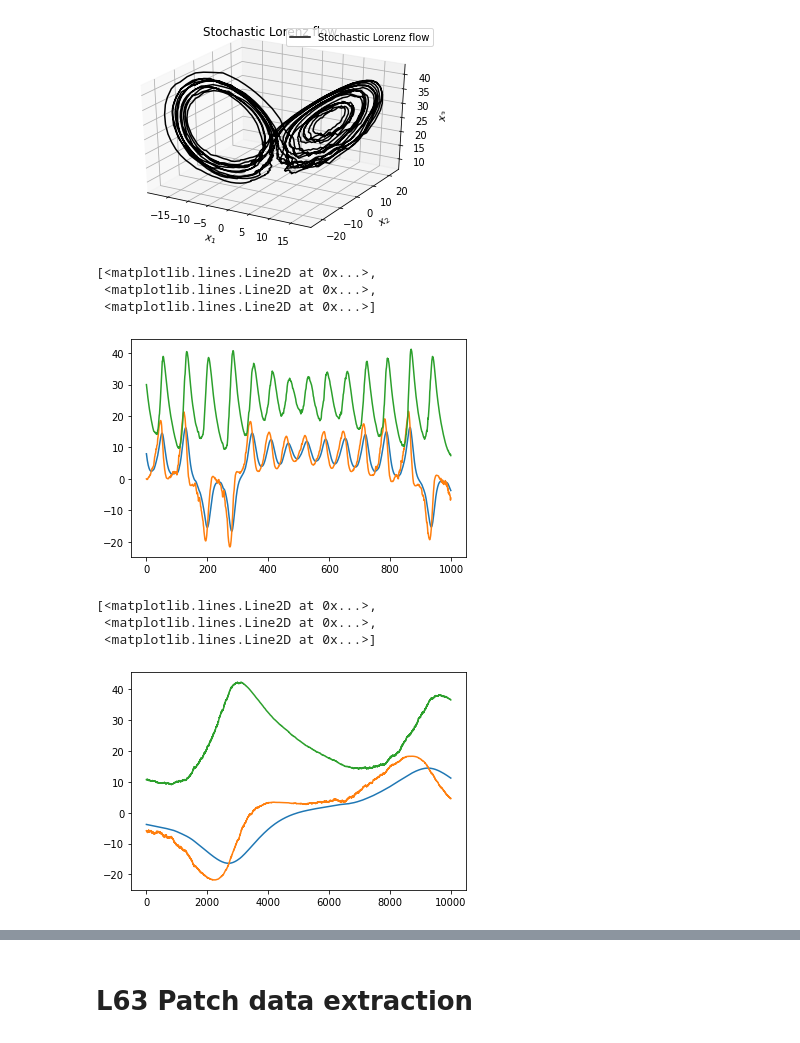
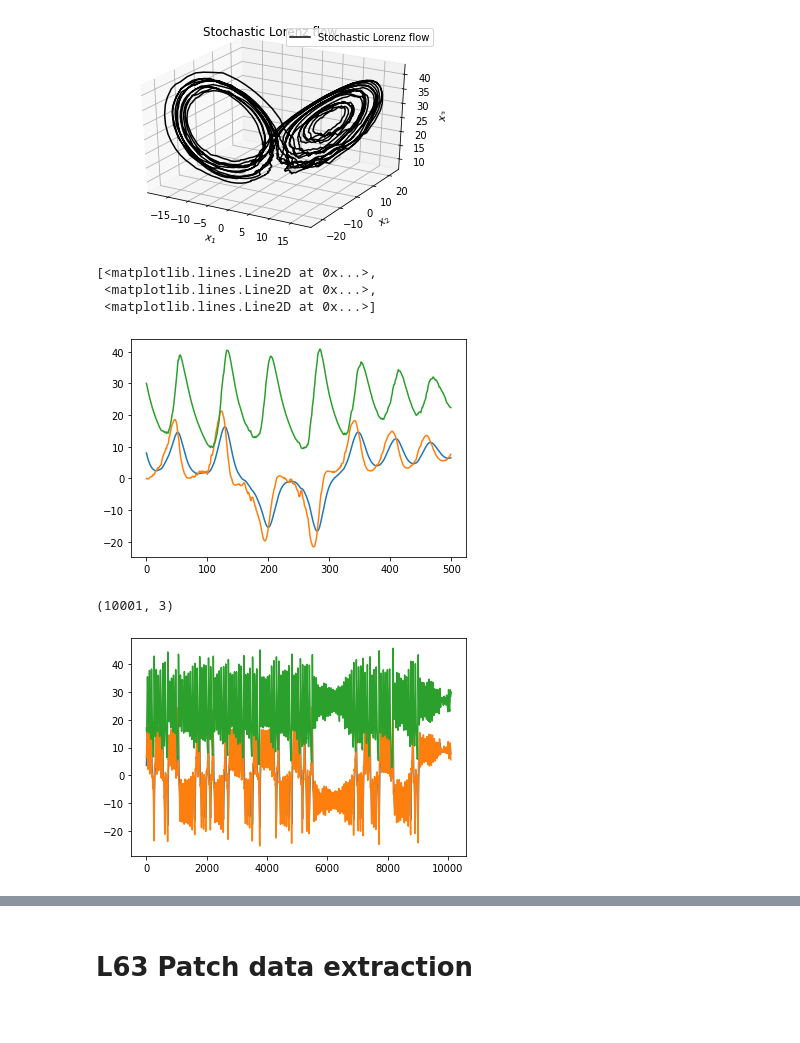
Before and after one commit to RaniaBouchrara/Stage-Rania, a Jupyter notebook: Lorenz_stochastique10.ipynb, the cells around one changed output, grey strips where cells are left out. Drawn from its saved outputs; the diff is of its cells as text; code cells hidden in the pictures.

```diff
--- a/Lorenz_stochastique10.ipynb
+++ b/Lorenz_stochastique10.ipynb
@@ -36,7 +38,7 @@ class GD:
     dt_states = 1 # number of integeration times between consecutive states (for xt and catalog)
     dt_obs = 8# number of integration times between consecutive observations (for yo)
     var_obs = np.array([0,1]) # indices of the observed variables
-    nb_loop_train = 110.01 # size of the catalog
+    nb_loop_train = 210.01 # size of the catalog
     nb_loop_test = 100 # size of the true state and noisy observations
     sigma2_catalog = 0.0 # variance of the model error to generate the catalog
     sigma2_obs = 0.0 # variance of the observation error to generate observation
@@ -70,7 +72,7 @@ def brownian_process(S,t,sigma=GD.parameters.sigma, rho = GD.parameters.rho, bet
 #génération d'une solution des équations différentielles à partir d'un x0 donné
 np.random.seed(1)
 x0 = np.array([8.0,0.0,30.0]);
-tspan = np.arange(0,70+0.000001,10E-5)
+tspan = np.arange(0,100+0.000001,10E-5)
 S = sdeint.itoEuler(Stoch_Lorenz_63, brownian_process, x0, tspan)
 # %%
 #traçage du flux du modèle stochastique de lorenz
@@ -87,13 +89,19 @@ Text(0.5, 0.92, 'Stochastic Lorenz flow')
 [figure]
 # %%
 #simulation de la série temporelle
-plt.plot(S_u[:1000,:])
+plt.plot(S_u[:500,:])
 # %% [output]
 [<matplotlib.lines.Line2D at 0x...>,
  <matplotlib.lines.Line2D at 0x...>,
  <matplotlib.lines.Line2D at 0x...>]
-[figure, old version]
+[figure, new version]
+# %%
+S_u.shape
+# %% [output]
+(10001, 3)
 # %%
+tspan = np.arange(0,101+0.000001,10E-5)
+
 def generate_data(GD):
     """ Generate the true state, noisy observations and catalog of numerical simulations. """
 
@@ -160,9 +168,7 @@ def generate_data(GD):
 #run the data generation
 catalog, xt, yo = generate_data(GD)
 # %%
-plt.plot(catalog.analogs[:10000,:])
+plt.plot(catalog.analogs[::100,:])
+plt.show()
 # %% [output]
-[<matplotlib.lines.Line2D at 0x...>,
- <matplotlib.lines.Line2D at 0x...>,
- <matplotlib.lines.Line2D at 0x...>]
-[figure, old version]
+[figure, new version]
```
Also changed, not shown: parts of 33 cells of this notebook.
